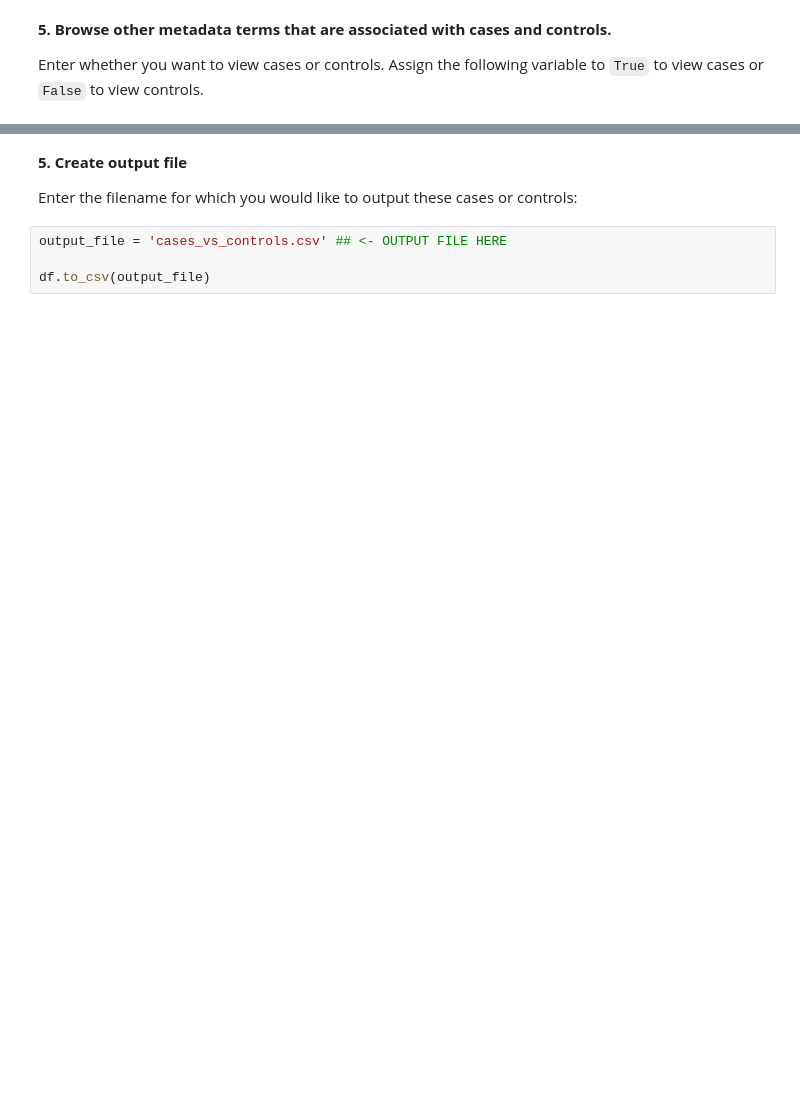
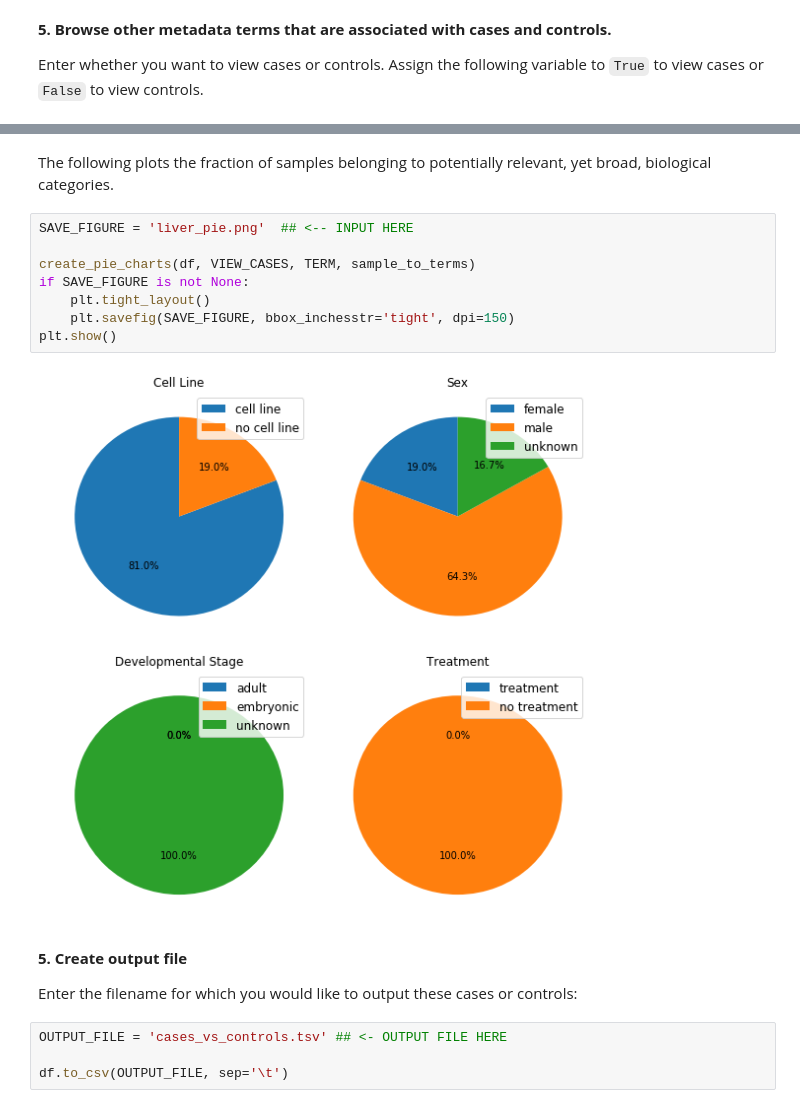
Before and after one commit to mbernste/hypothesis-driven-SRA-queries, a Jupyter notebook: case_control_search.ipynb, the cells around one changed output, grey strips where cells are left out. Cells and saved outputs as stored; diff of their text form; blank space fills up the shorter version.

```diff
--- a/case_control_search.ipynb
+++ b/case_control_search.ipynb
@@ -139,8 +91,20 @@ query_cell_line
+# %% [markdown]
+The following plots the fraction of samples belonging to potentially relevant, yet broad, biological categories.
+# %%
+SAVE_FIGURE = 'liver_pie.png'  ## <-- INPUT HERE
+
+create_pie_charts(df, VIEW_CASES, TERM, sample_to_terms)
+if SAVE_FIGURE is not None:
+    plt.tight_layout()
+    plt.savefig(SAVE_FIGURE, bbox_inchesstr='tight', dpi=150)
+plt.show()
+# %% [output]
+[figure, added]
 # %% [markdown]
 __5. Create output file__
 
 Enter the filename for which you would like to output these cases or controls:
 # %%
-output_file = 'cases_vs_controls.csv' ## <- OUTPUT FILE HERE
+OUTPUT_FILE = 'cases_vs_controls.tsv' ## <- OUTPUT FILE HERE
 
-df.to_csv(output_file)
+df.to_csv(OUTPUT_FILE, sep='\t')
```
Also changed, not shown: parts of 29 cells of this notebook, 1 other file.
